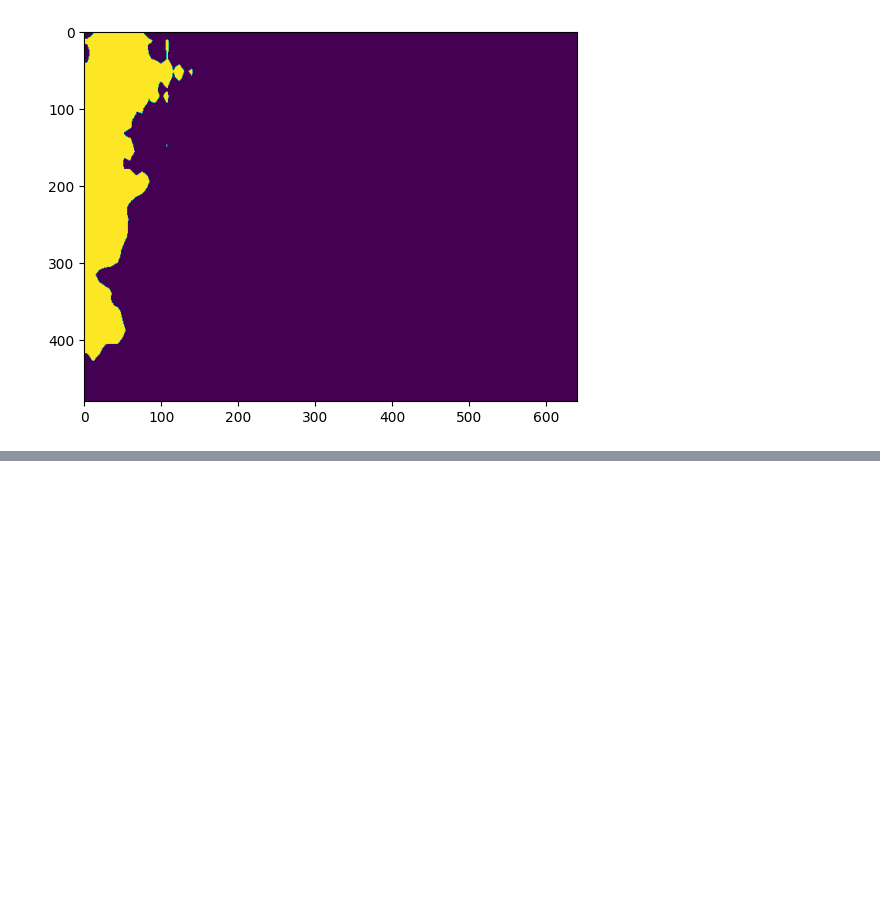
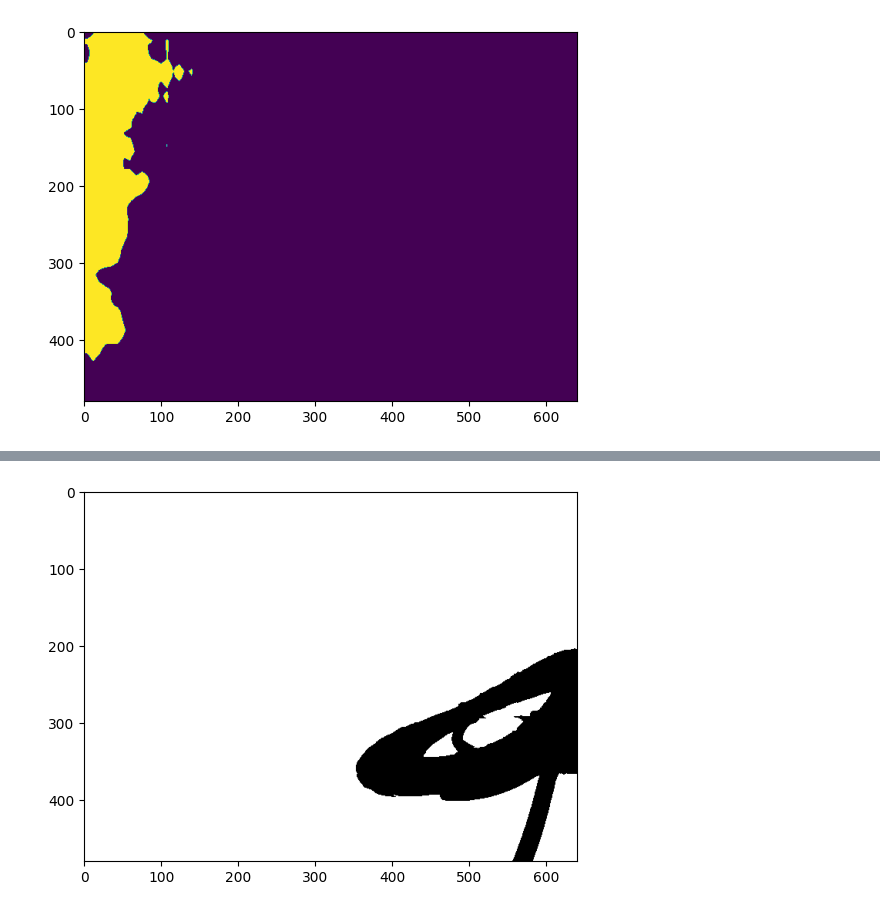
Before and after one commit to LilianFontalvo/HackathonSSD2024, a Jupyter notebook: test1.ipynb, the cells around one changed output, grey strips where cells are left out. Cells and saved outputs as stored; diff of their text form; code cells hidden in the pictures; blank space fills up the shorter version.

```diff
--- a/test1.ipynb
+++ b/test1.ipynb
@@ -100,0 +150,13 @@ plt.imshow(predicted_mask)
+# %%
+import numpy as np
+
+# random_array = np.random.choice([False, True], size=(7, 7))
+
+
+random_array = cv2.imread("dataset/trainset/masks/agly-rd81_1-2023-04-08T08_52_10.png")
+random_array = cv2.cvtColor(random_array, cv2.COLOR_BGR2GRAY)//255
+# Print the array
+plt.imshow(random_array, cmap="gray")
+plt.show()
+# %% [output]
+[figure, added]
```
Also changed, not shown: parts of 5 cells of this notebook, 10 other files.
